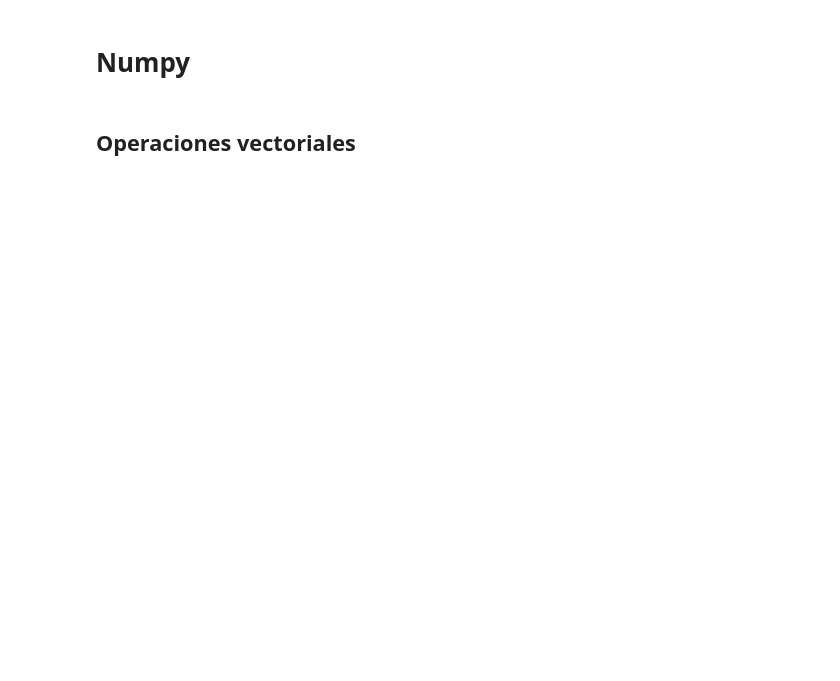
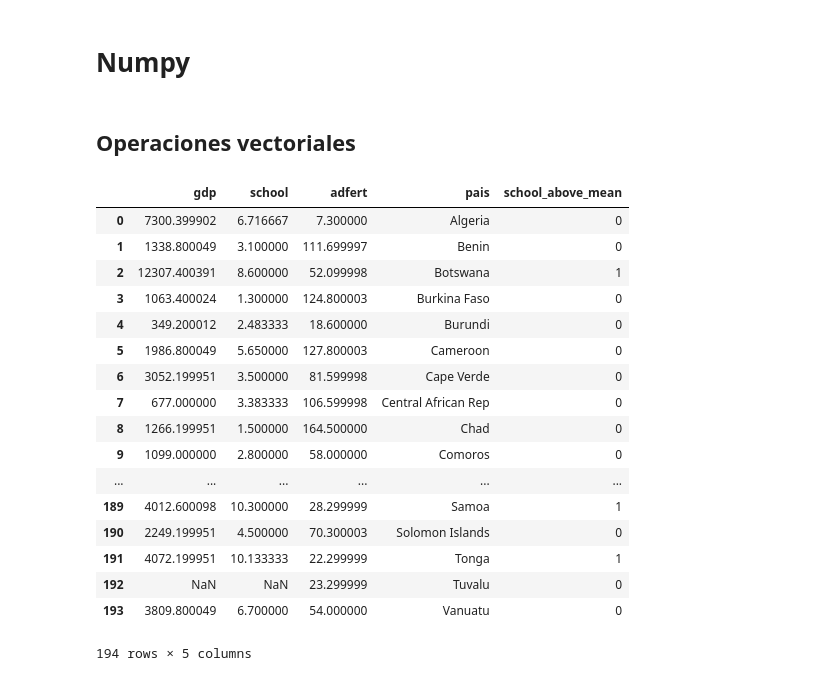
Before and after one commit to DesafioLatam/intro-python-duoc, a Jupyter notebook: Clase 3.ipynb, the cells around one changed output. Drawn from its saved outputs; the diff is of its cells as text; code cells hidden in the pictures; blank space fills up the shorter version.

```diff
--- a/Clase 3.ipynb
+++ b/Clase 3.ipynb
@@ -199,0 +390,3 @@ Es booleano o string
+# %%
+df_reducido = df.loc[: , 'gdp':'adfert']
+df_reducido.columns
@@ -199,0 +395,2 @@ Es booleano o string
+# %%
+df_reducido['pais'] = df['country']
@@ -203,0 +409,23 @@ Es booleano o string
+# %%
+df_reducido['school_above_mean'] = np.where(df_reducido['school'] > df['school'].mean(), 1, 0)
+# %%
+df_reducido
+# %% [output]
+|  | gdp | school | adfert | pais | school_above_mean |
+| 0 | 7300.399902 | 6.716667 | 7.300000 | Algeria | 0 |
+| 1 | 1338.800049 | 3.100000 | 111.699997 | Benin | 0 |
+| 2 | 12307.400391 | 8.600000 | 52.099998 | Botswana | 1 |
+| 3 | 1063.400024 | 1.300000 | 124.800003 | Burkina Faso | 0 |
+| 4 | 349.200012 | 2.483333 | 18.600000 | Burundi | 0 |
+| 5 | 1986.800049 | 5.650000 | 127.800003 | Cameroon | 0 |
+| 6 | 3052.199951 | 3.500000 | 81.599998 | Cape Verde | 0 |
+| 7 | 677.000000 | 3.383333 | 106.599998 | Central African Rep | 0 |
+| 8 | 1266.199951 | 1.500000 | 164.500000 | Chad | 0 |
+| 9 | 1099.000000 | 2.800000 | 58.000000 | Comoros | 0 |
+| ... | ... | ... | ... | ... | ... |
+| 189 | 4012.600098 | 10.300000 | 28.299999 | Samoa | 1 |
+| 190 | 2249.199951 | 4.500000 | 70.300003 | Solomon Islands | 0 |
+| 191 | 4072.199951 | 10.133333 | 22.299999 | Tonga | 1 |
+| 192 | NaN | NaN | 23.299999 | Tuvalu | 0 |
+| 193 | 3809.800049 | 6.700000 | 54.000000 | Vanuatu | 0 |
+194 rows × 5 columns
```
Also changed, not shown: parts of 31 cells of this notebook, 1 other file.
